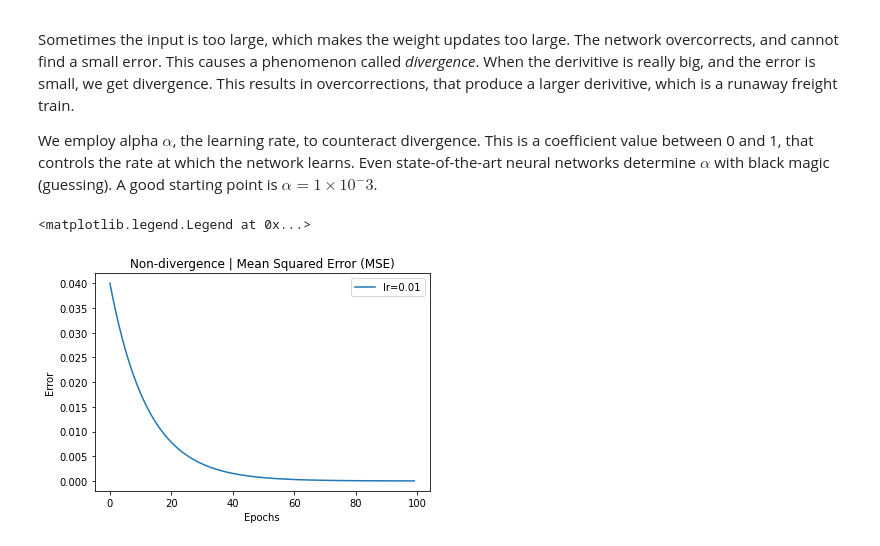
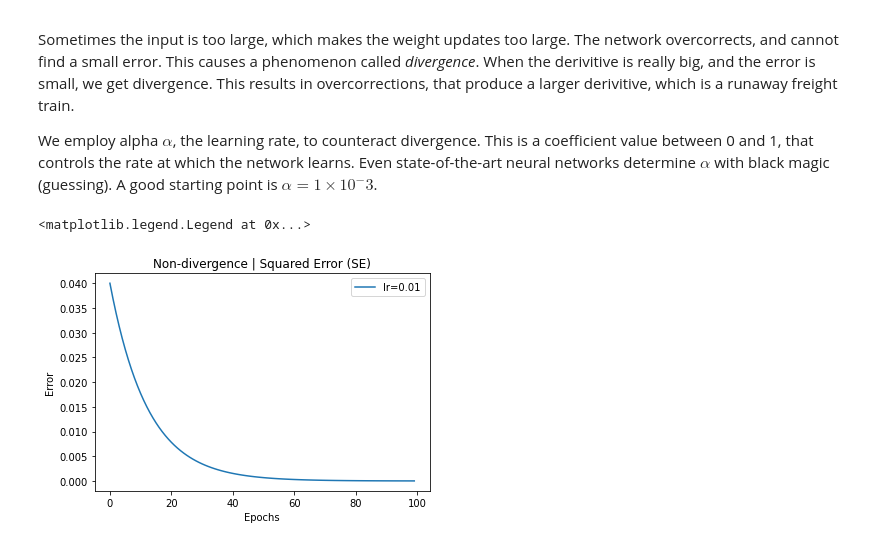
Before and after one commit to woodRock/grokking-deep-learning, a Jupyter notebook: chapter_4_gradient_descent.ipynb, the cells around one changed output. Cells and saved outputs as stored; diff of their text form; code cells hidden in the pictures.

```diff
--- a/chapter_4_gradient_descent.ipynb
+++ b/chapter_4_gradient_descent.ipynb
@@ -194,29 +194,29 @@ We employ alpha $\alpha$, the learning rate, to counteract divergence. This is a
 # %%
 # User input
 input= 2 #@param {type: "float"} {allow-input: true}
 weight = 0.5 #@param {type: "float"} {allow-input: true}
 goal_pred = 0.8 #@param {type: "float"} {allow-input: true}
 alpha = 1 *  10E-3 #@param {type: "float"} {allow-input: true}
 
 # Keep track of errors over training epochs.
 errors = []
 
 for iteration in range(100):
     pred = input * weight
     error = (pred - goal_pred) ** 2
     delta = pred - goal_pred
     weight_delta = delta * input
     weight -= alpha * weight_delta
 
     if iteration == 100:
         print(f"Error: {error} Prediction {pred}")
     errors.append(error)
 
 plt.plot(errors, label=f"lr={alpha}")
-plt.title("Non-divergence | Mean Squared Error (MSE)")
+plt.title("Non-divergence | Squared Error (SE)")
 plt.xlabel("Epochs")
 plt.ylabel("Error")
 plt.legend()
 # %% [output]
 <matplotlib.legend.Legend at 0x...>
-[figure, old version]
+[figure, new version]
```
Also changed, not shown: parts of 5 cells of this notebook.
